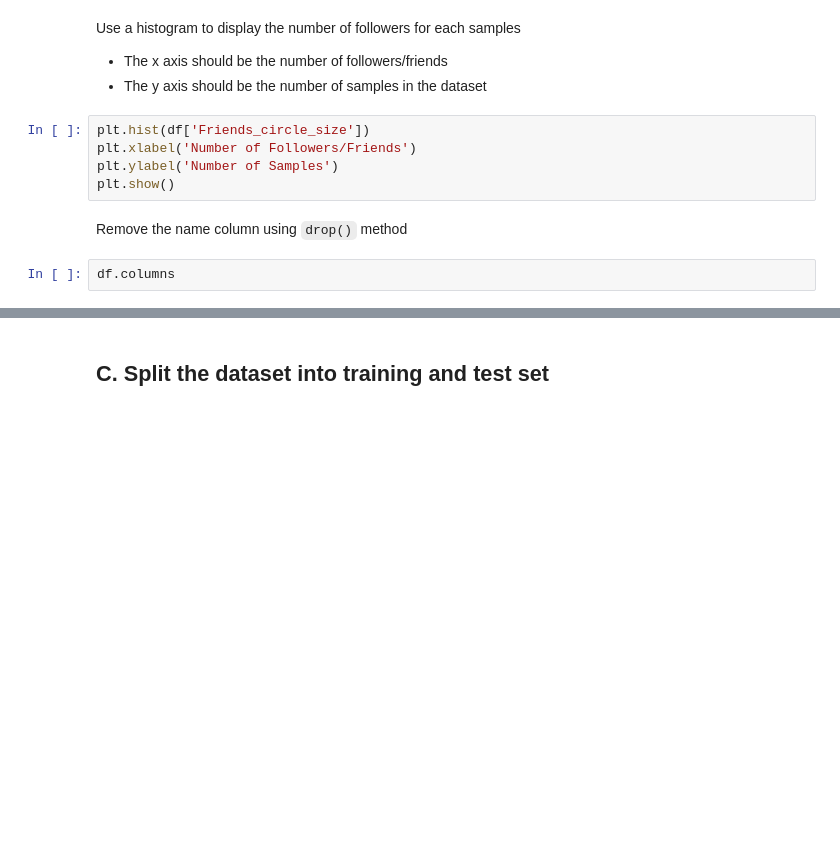
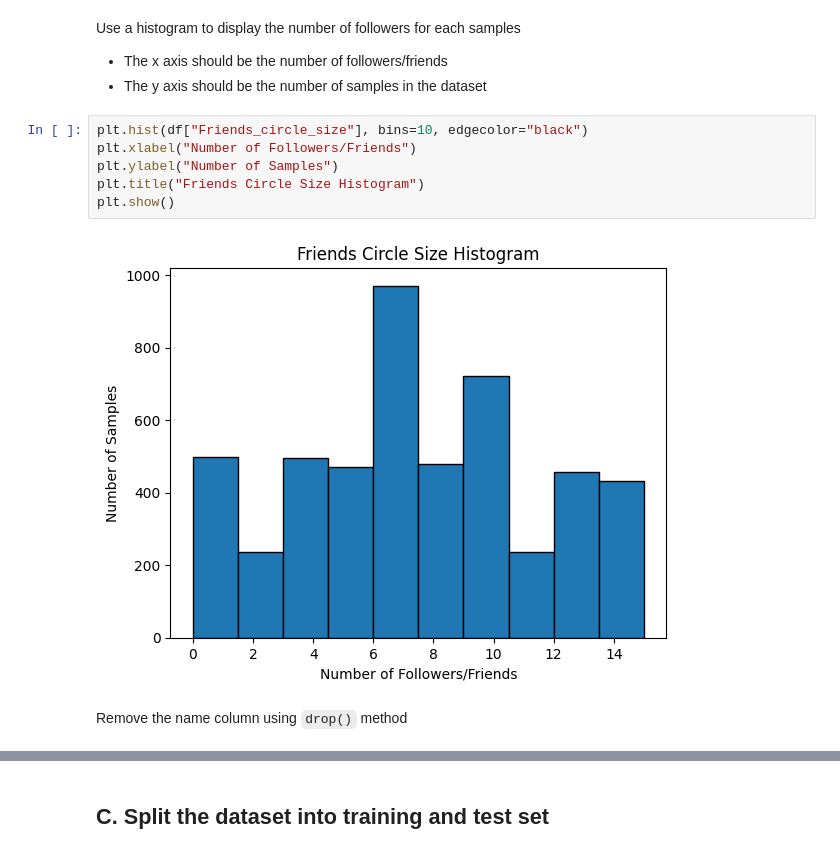
Before and after one commit to lettucebewild/CCMACLRL_COM242ML, a Jupyter notebook: exercise1.ipynb, the cells around one changed output, grey strips where cells are left out. Cells and saved outputs as stored; diff of their text form; blank space fills up the shorter version.

```diff
--- a/exercise1.ipynb
+++ b/exercise1.ipynb
@@ -72,11 +67,12 @@ Use a histogram to display the number of followers for each samples
  - The x axis should be the number of followers/friends
  - The y axis should be the number of samples in the dataset
 # %%
-plt.hist(df['Friends_circle_size'])
-plt.xlabel('Number of Followers/Friends')
-plt.ylabel('Number of Samples')
+plt.hist(df["Friends_circle_size"], bins=10, edgecolor="black")
+plt.xlabel("Number of Followers/Friends")
+plt.ylabel("Number of Samples")
+plt.title("Friends Circle Size Histogram")
 plt.show()
+# %% [output]
+[figure, added]
 # %% [markdown]
 Remove the name column using `drop()` method
-# %%
-df.columns
```
Also changed, not shown: parts of 14 cells of this notebook.
